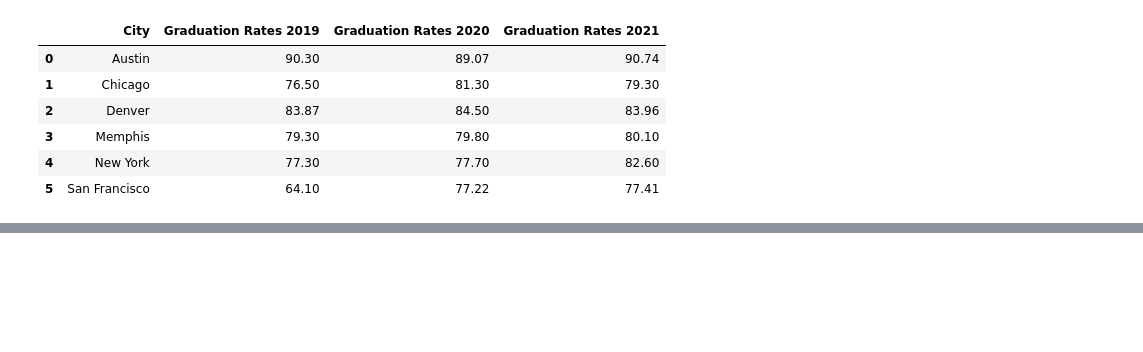
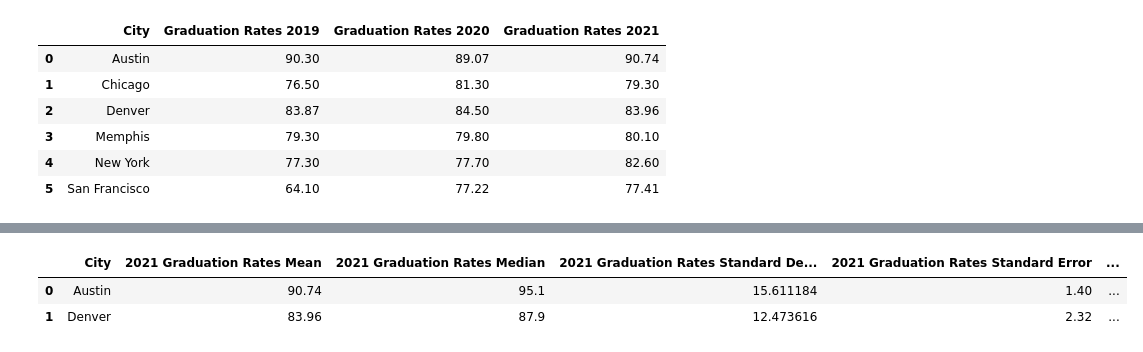
Before and after one commit to vt-bekah/Project1, a Jupyter notebook: School_Grad_Data.ipynb, the cells around one changed output, grey strips where cells are left out. Saved outputs shown, nothing was run; the diff lists cells and outputs as text; code cells hidden in the pictures; blank space fills up the shorter version.

```diff
--- a/School_Grad_Data.ipynb
+++ b/School_Grad_Data.ipynb
@@ -235,0 +239,79 @@ plt.show()
+# %%
+# Statistically compare Austin v. Denver
+from scipy.stats import sem
+
+# Austin 2021 Stats
+aus_mean = austin_2021_grad_rate.mean().round(2)
+aus_median = austin_2021_grad_rate.median()
+aus_std = austin_2021_grad_rate.std()
+aus_sem = austin_2021_grad_rate.sem().round(2)
+aus_min = austin_2021_grad_rate.min()
+aus_max = austin_2021_grad_rate.max()
+
+aus_quartiles = austin_2021_grad_rate.quantile([.25,.5,.75])
+aus_lowerq = aus_quartiles[0.25]
+aus_upperq = aus_quartiles[0.75]
+aus_iqr = (aus_upperq-aus_lowerq).round(2)
+
+# Denver 2021 Stats
+den_mean = denver_2021_grad_rate.mean().round(2)
+den_median = denver_2021_grad_rate.median()
+den_std = denver_2021_grad_rate.std()
+den_sem = denver_2021_grad_rate.sem().round(2)
+den_min = denver_2021_grad_rate.min()
+den_max = denver_2021_grad_rate.max()
+
+den_quartiles = denver_2021_grad_rate.quantile([.25,.5,.75])
+den_lowerq = den_quartiles[0.25]
+den_upperq = den_quartiles[0.75]
+den_iqr = (den_upperq-den_lowerq).round(2)
+
+# Print data above into a DataFrame
+city = ["Austin", "Denver"]
+
+stats_mean = []
+stats_mean.append(aus_mean)
+stats_mean.append(den_mean)
+
+stats_med = []
+stats_med.append(aus_median)
+stats_med.append(den_median)
+
+stats_std = []
+stats_std.append(aus_std)
+stats_std.append(den_std)
+
+stats_sem = []
+stats_sem.append(aus_sem)
+stats_sem.append(den_sem)
+
+stats_min = []
+stats_min.append(aus_min)
+stats_min.append(den_min)
+
+stats_max = []
+stats_max.append(aus_max)
+stats_max.append(den_max)
+
+stats_lq = []
+stats_lq.append(aus_lowerq)
+stats_lq.append(den_lowerq)
+
+stats_uq = []
+stats_uq.append(aus_upperq)
+stats_uq.append(den_upperq)
+
+stats_iqr = []
+stats_iqr.append(aus_iqr)
+stats_iqr.append(den_iqr)
+
+stat_grad_data = pd.DataFrame({"City": city, "2021 Graduation Rates Mean": stats_mean,
+                                   "2021 Graduation Rates Median": stats_med, "2021 Graduation Rates Standard Deviation": stats_std,
+                              "2021 Graduation Rates Standard Error": stats_sem, "2021 Graduation Rates Minimum": stats_min,
+                              "2021 Graduation Rates Maximum": stats_max, "2021 Graduation Rates Lower Quartile": stats_lq,
+                              "2021 Graduation Rates Upper Quartile": stats_uq, "2021 Graduation Rates Interquartile Range": stats_iqr})
+stat_grad_data
+# %% [output]
+|  | City | 2021 Graduation Rates Mean | 2021 Graduation Rates Median | 2021 Graduation Rates Standard De... | 2021 Graduation Rates Standard Error | ... |
+| 0 | Austin | 90.74 | 95.1 | 15.611184 | 1.40 | ... |
+| 1 | Denver | 83.96 | 87.9 | 12.473616 | 2.32 | ... |
```
Also changed, not shown: parts of 1 cell of this notebook, 1 other file.
